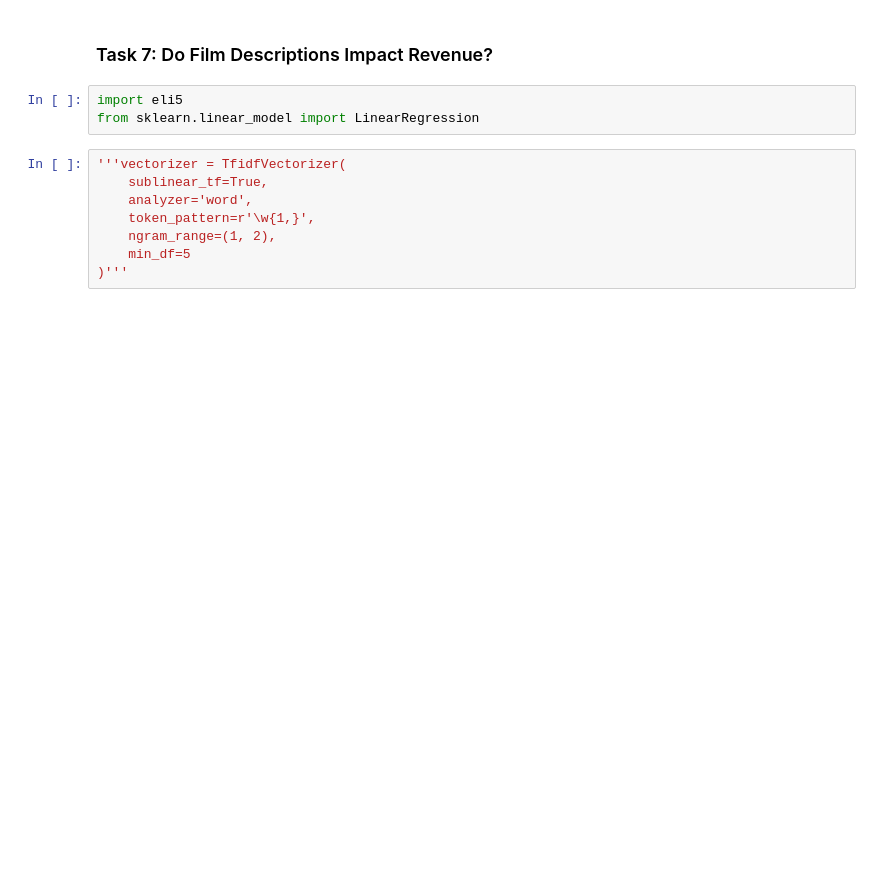
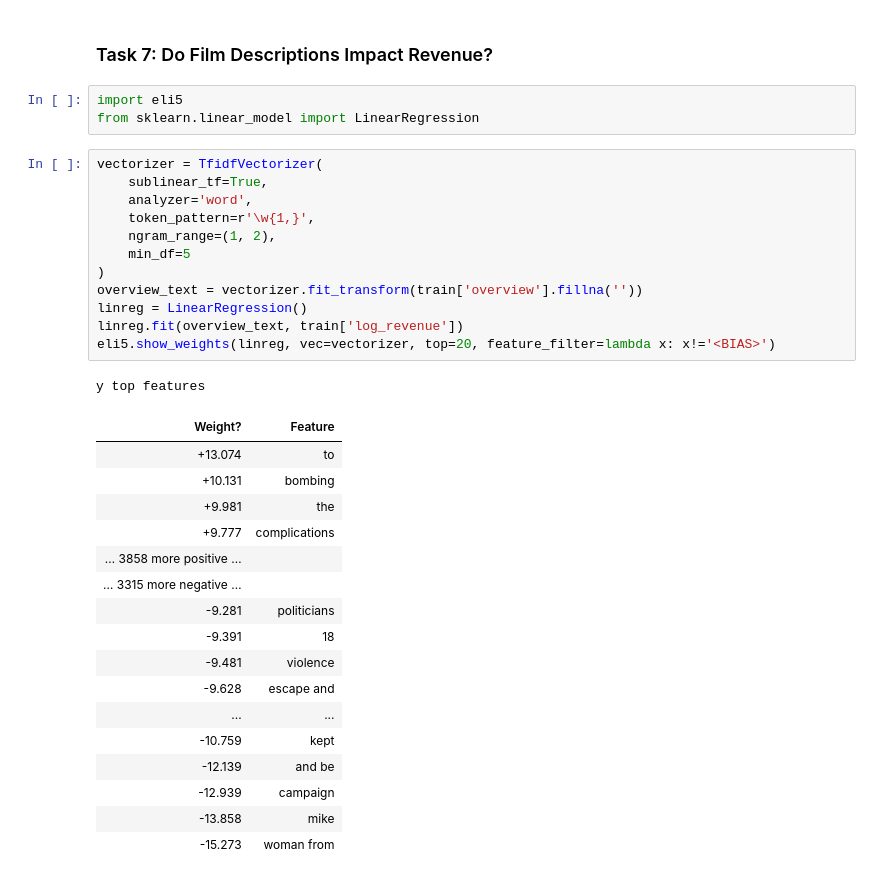
Before and after one commit to miguelestradam3/jupyter_pandas_and_seaborn, a Jupyter notebook: Learner_Notebook.ipynb, the cells around one changed output. Drawn from its saved outputs; the diff is of its cells as text; blank space fills up the shorter version.

```diff
--- a/Learner_Notebook.ipynb
+++ b/Learner_Notebook.ipynb
@@ -145,10 +171,33 @@ Text(0.5, 1.0, 'Mean log revenue per language')
 import eli5
 from sklearn.linear_model import LinearRegression
 # %%
-'''vectorizer = TfidfVectorizer(
+vectorizer = TfidfVectorizer(
     sublinear_tf=True,
     analyzer='word',
     token_pattern=r'\w{1,}',
     ngram_range=(1, 2),
     min_df=5
-)'''
+)
+overview_text = vectorizer.fit_transform(train['overview'].fillna(''))
+linreg = LinearRegression()
+linreg.fit(overview_text, train['log_revenue'])
+eli5.show_weights(linreg, vec=vectorizer, top=20, feature_filter=lambda x: x!='<BIAS>')
+# %% [output]
+y top features
+| Weight? | Feature |
+| +13.074 | to |
+| +10.131 | bombing |
+| +9.981 | the |
+| +9.777 | complications |
+| … 3858 more positive … |  |
+| … 3315 more negative … |  |
+| -9.281 | politicians |
+| -9.391 | 18 |
+| -9.481 | violence |
+| -9.628 | escape and |
+| ... | ... |
+| -10.759 | kept |
+| -12.139 | and be |
+| -12.939 | campaign |
+| -13.858 | mike |
+| -15.273 | woman from |
```
Also changed, not shown: parts of 2 cells of this notebook.
